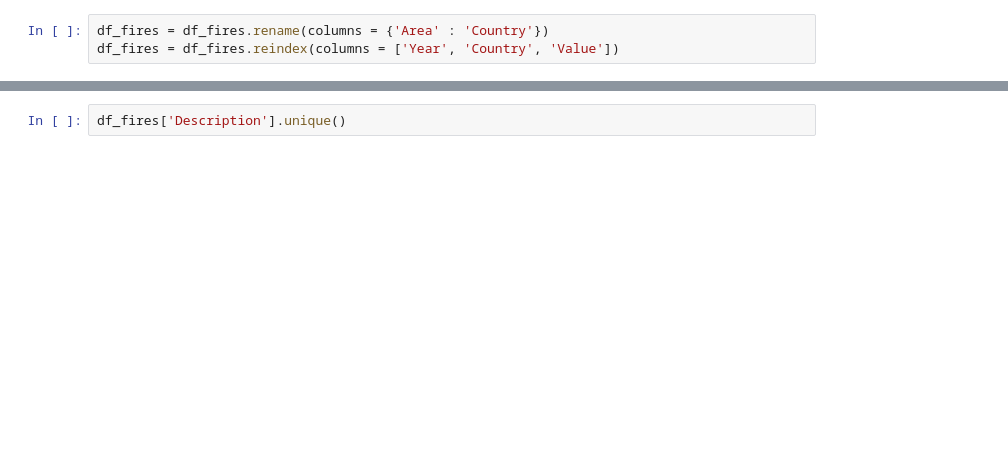
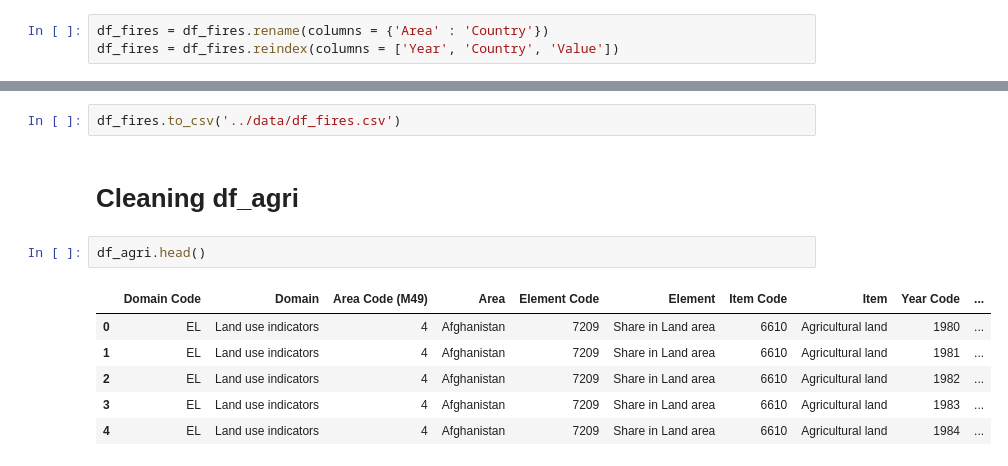
Before and after one commit to AlfonsoUrra/Climate-Change-Predictive-Model, a Jupyter notebook: src/Main.ipynb, the cells around one changed output, grey strips where cells are left out. Cells and saved outputs as stored; diff of their text form; blank space fills up the shorter version.

```diff
--- a/src/Main.ipynb
+++ b/src/Main.ipynb
@@ -155,2 +258,13 @@ df_fires.head()
-# %%
-df_fires['Description'].unique()
+# %%
+df_fires.to_csv('../data/df_fires.csv')
+# %% [markdown]
+# Cleaning df_agri
+# %%
+df_agri.head()
+# %% [output]
+|  | Domain Code | Domain | Area Code (M49) | Area | Element Code | Element | Item Code | Item | Year Code | ... |
+| 0 | EL | Land use indicators | 4 | Afghanistan | 7209 | Share in Land area | 6610 | Agricultural land | 1980 | ... |
+| 1 | EL | Land use indicators | 4 | Afghanistan | 7209 | Share in Land area | 6610 | Agricultural land | 1981 | ... |
+| 2 | EL | Land use indicators | 4 | Afghanistan | 7209 | Share in Land area | 6610 | Agricultural land | 1982 | ... |
+| 3 | EL | Land use indicators | 4 | Afghanistan | 7209 | Share in Land area | 6610 | Agricultural land | 1983 | ... |
+| 4 | EL | Land use indicators | 4 | Afghanistan | 7209 | Share in Land area | 6610 | Agricultural land | 1984 | ... |
```
Also changed, not shown: parts of 31 cells of this notebook, 1 other file.
